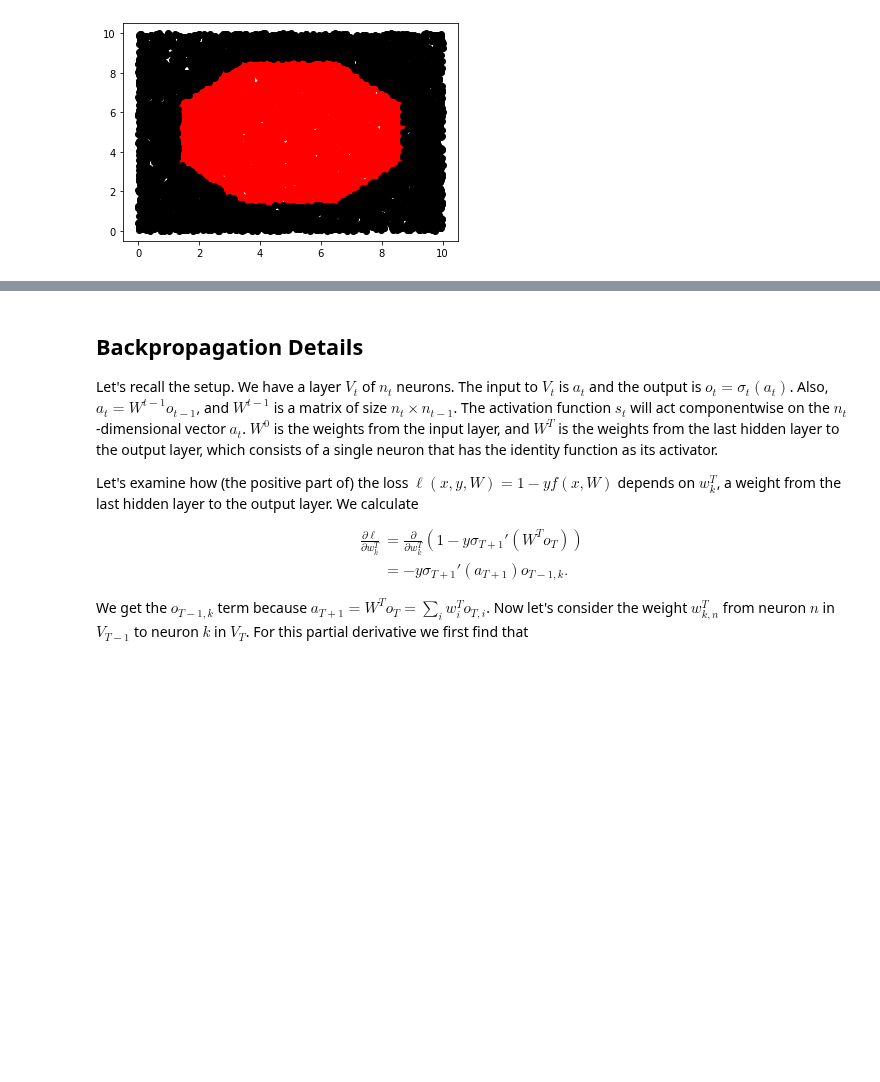
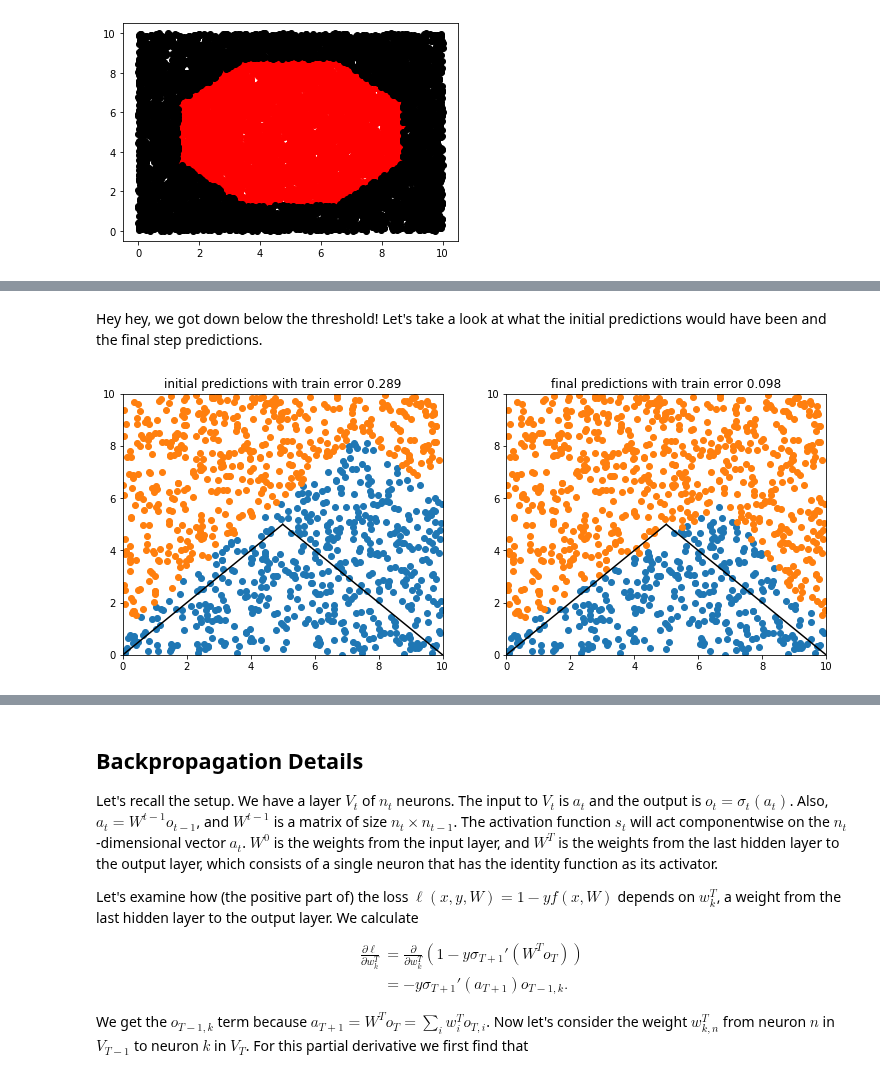
Before and after one commit to kevinnowland/kevinnowland.github.io, a Jupyter notebook: code/_notebooks/Backpropogation.ipynb, the cells around one changed output, grey strips where cells are left out. Saved outputs shown, nothing was run; the diff lists cells and outputs as text; code cells hidden in the pictures; blank space fills up the shorter version.

```diff
--- a/code/_notebooks/Backpropogation.ipynb
+++ b/code/_notebooks/Backpropogation.ipynb
@@ -710,0 +780,20 @@ plt.show()
+# %%
+input_layer = Layer(3, lambda x: x, None, True)
+hidden_layer = Layer(2, relu, relu_prime, False)
+output_layer = Layer(1, lambda x: x, const, False)
+
+nn_3 = NeuralNet([input_layer, hidden_layer, output_layer])
+
+initial_weights = [
+    np.array([[1, -1, 1], [2, 0, -15]])
+    ,np.array([[1, -1]])
+]
+nn_3.w = initial_weights
+
+data = nn_3.fit(train_data[['x_1', 'x_2']], train_data['y'],
+              eta=.001,
+              max_error=0.1,
+              max_epochs=100,
+              batch_size=100,
+              save_data=True,
+              random_seed=6)
@@ -710,0 +802,35 @@ plt.show()
+# %% [markdown]
+Hey hey, we got down below the threshold! Let's take a look at
+what the initial predictions would have been and the final
+step predictions.
+# %%
+predictions = train_data[['x_1', 'x_2', 'y']].copy()
+predictions['final'] = nn_3.predict(train_data[['x_1', 'x_2']])
+orig_nn_3 = NeuralNet([input_layer, hidden_layer, output_layer], random_seed=12)
+orig_nn_3.w = initial_weights
+predictions['initial'] = orig_nn_3.predict(train_data[['x_1', 'x_2']])
+
+fig, ax = plt.subplots(1, 2, figsize=(12.6, 4.8))
+
+ax[0].set_xlim([0, 10])
+ax[0].set_ylim([0, 10])
+ax[1].set_xlim([0, 10])
+ax[1].set_ylim([0, 10])
+
+c = predictions['initial'] == 1
+ax[0].plot(predictions[c]['x_1'], predictions[c]['x_2'], 'o', label='pos')
+ax[0].plot(predictions[~c]['x_1'], predictions[~c]['x_2'], 'o', label='neg')
+ax[0].set_title('initial predictions with train error {}'.format(data[0]['train_error']))
+ax[0].plot([0, 5], [0, 5], color='black')
+ax[0].plot([5, 10], [5, 0], color='black')
+
+c = predictions['final'] == 1
+ax[1].plot(predictions[c]['x_1'], predictions[c]['x_2'], 'o', label='pos')
+ax[1].plot(predictions[~c]['x_1'], predictions[~c]['x_2'], 'o', label='neg')
+ax[1].set_title('final predictions with train error {}'.format(data[-1]['train_error']))
+ax[1].plot([0, 5], [0, 5], color='black')
+ax[1].plot([5, 10], [5, 0], color='black')
+
+plt.show()
+# %% [output]
+[figure, added]
```
Also changed, not shown: parts of 33 cells of this notebook.
